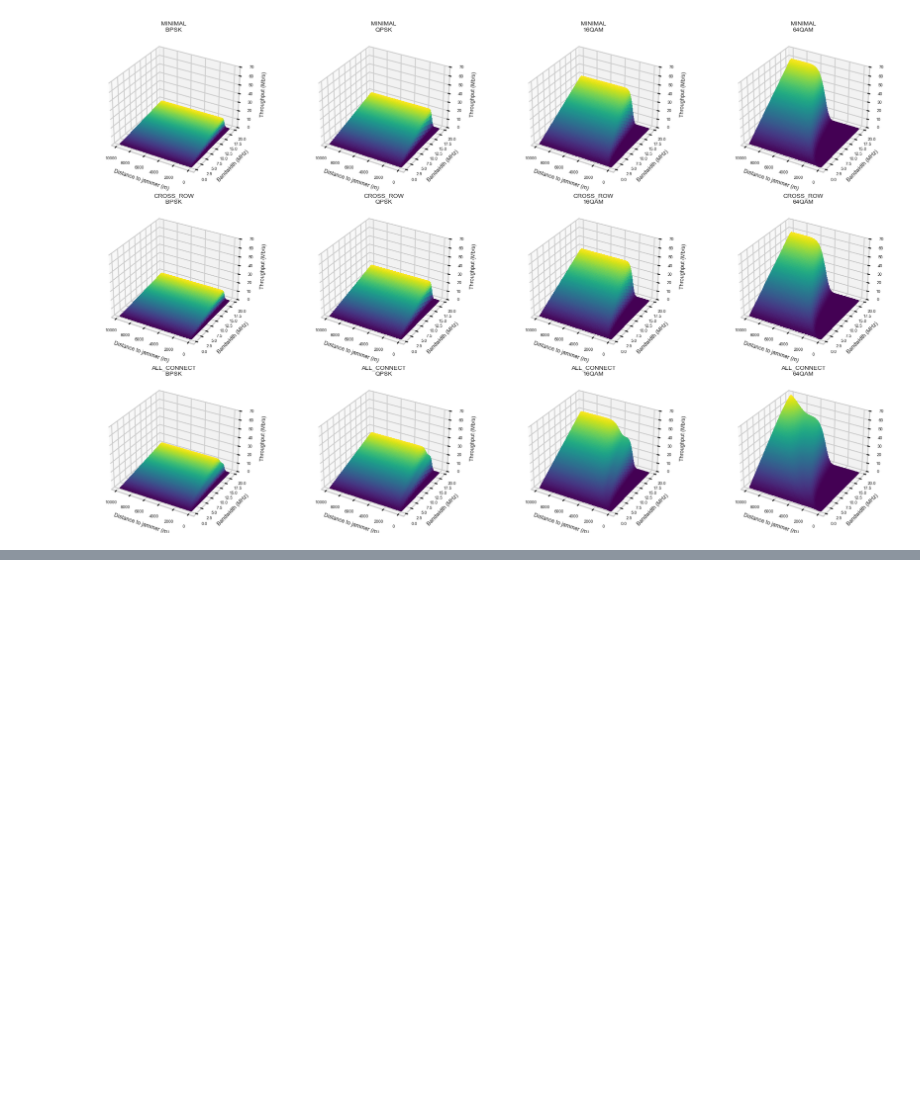
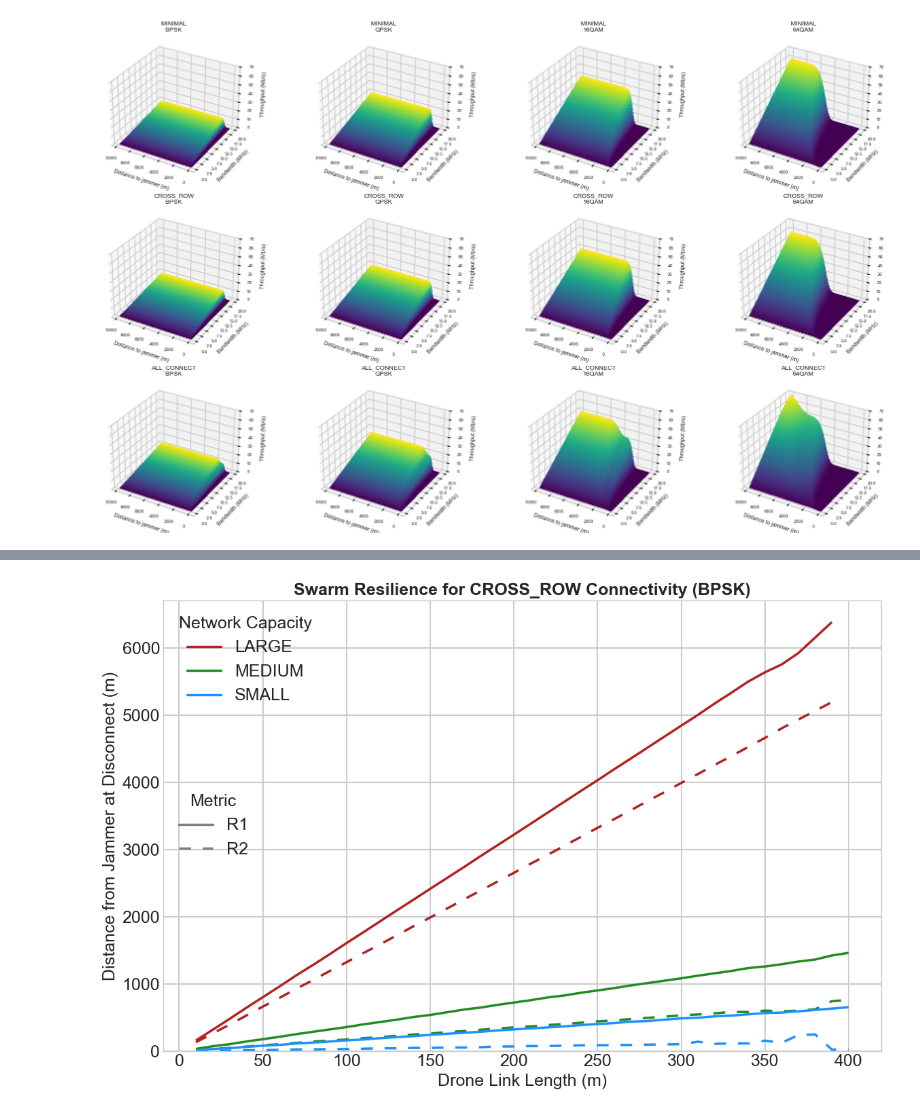
Before and after one commit to Sanexi/drone-network-ew-sim, a Jupyter notebook: analysis.ipynb, the cells around one changed output, grey strips where cells are left out. Cells and saved outputs as stored; diff of their text form; code cells hidden in the pictures; blank space fills up the shorter version.

Commit message:
Add small plots for article

```diff
--- a/analysis.ipynb
+++ b/analysis.ipynb
@@ -670,0 +676,95 @@ plt.show()
+# %%
+# Import necessary libraries
+import pandas as pd
+import seaborn as sns
+import matplotlib.pyplot as plt
+from matplotlib.lines import Line2D
+
+# Load the dataset
+df = pd.read_csv('results/grid_summary_parallelv3.csv')
+
+MODULATION = 'BPSK'
+
+# Define the R1 and R2 column names based on the modulation
+r1_col = f'r1_{MODULATION.lower()}_m'
+r2_col = f'r2_{MODULATION.lower()}_m'
+
+# Define the network capacity types and a color map for consistent plotting
+network_capacities = ['SMALL', 'MEDIUM', 'LARGE']
+capacity_color_map = {
+    'SMALL': 'dodgerblue',
+    'MEDIUM': 'forestgreen',
+    'LARGE': 'firebrick'
+}
+
+
+# 1. Filter the main DataFrame for the specific scenario
+config_to_plot = 'CROSS_ROW'
+filtered_df = df[df['relay_connectivity_config'] == config_to_plot].copy()
+
+# 2. Prepare data for the plot:
+#    - Ensure R1/R2 columns are numeric, coercing errors to NaN.
+#    - Average the R1/R2 results across different jammer bands for each configuration.
+for col in [r1_col, r2_col]:
+    if col in filtered_df.columns:
+        filtered_df[col] = pd.to_numeric(filtered_df[col], errors='coerce')
+    else:
+        raise KeyError(f"Column '{col}' not found in the DataFrame. Check your MODULATION variable and CSV file.")
+
+plot_data = filtered_df.groupby(
+    ['LINK_LENGTH_METERS', 'network_capacity_type'] # Group by the variables we want on the x-axis and as different lines
+)[[r1_col, r2_col]].mean().reset_index()
+
+
+# 3. Melt the data to combine R1 and R2 into a single 'Metric' column for Seaborn
+plot_data_melted = pd.melt(
+    plot_data,
+    id_vars=['LINK_LENGTH_METERS', 'network_capacity_type'],
+    value_vars=[r1_col, r2_col],
+    var_name='Metric',
+    value_name='Distance (m)' # Renamed for clarity on the plot
+)
+
+# 4. Generate the single plot
+plt.style.use('seaborn-v0_8-whitegrid') # Use a nice style
+plt.figure(figsize=(12, 8))
+
+ax = sns.lineplot(
+    data=plot_data_melted,
+    x='LINK_LENGTH_METERS',
+    y='Distance (m)',
+    hue='network_capacity_type', # Different colors for network capacity
+    style='Metric',              # Different line styles for R1 and R2
+    palette=capacity_color_map,
+    dashes={r1_col: (1, 0), r2_col: (5, 5)}, # Custom dashes: solid for R1, dashed for R2
+    legend='full',
+    lw=2.5 # Line width for better visibility
+)
+
+# 5. Customize the plot for clarity
+plt.title(f'Swarm Resilience for {config_to_plot} Connectivity ({MODULATION})', fontsize=18, weight='bold')
+plt.xlabel('Drone Link Length (m)', fontsize=18)
+plt.ylabel('Distance from Jammer at Disconnect (m)', fontsize=18)
+plt.ylim(bottom=0)
+plt.xticks(fontsize=18)
+plt.yticks(fontsize=18)
+
+# Improve the automatically generated legend
+h, l = ax.get_legend_handles_labels()
+# Separate handles and labels for capacity and metric
+capacity_handles = [handle for handle, label in zip(h, l) if label in network_capacities]
+capacity_labels = [label for label in l if label in network_capacities]
+
+metric_handles = [Line2D([0], [0], color='gray', linestyle='-', lw=2.5, label='R1'),
+                  Line2D([0], [0], color='gray', linestyle=(0, (5, 5)), lw=2.5, label='R2')]
+metric_labels = ['R1', 'R2']
+
+# Create two separate legends for clarity
+legend1 = plt.legend(capacity_handles, capacity_labels, title='Network Capacity', loc='upper left', title_fontsize='18', fontsize='18')
+ax.add_artist(legend1) # Add the first legend back to the plot
+plt.legend(metric_handles, metric_labels, title='Metric', loc='center left', title_fontsize='18', fontsize='18')
+
+plt.tight_layout()
+plt.show()
+# %% [output]
+[figure, added]
```
Also changed, not shown: parts of 7 cells of this notebook.
